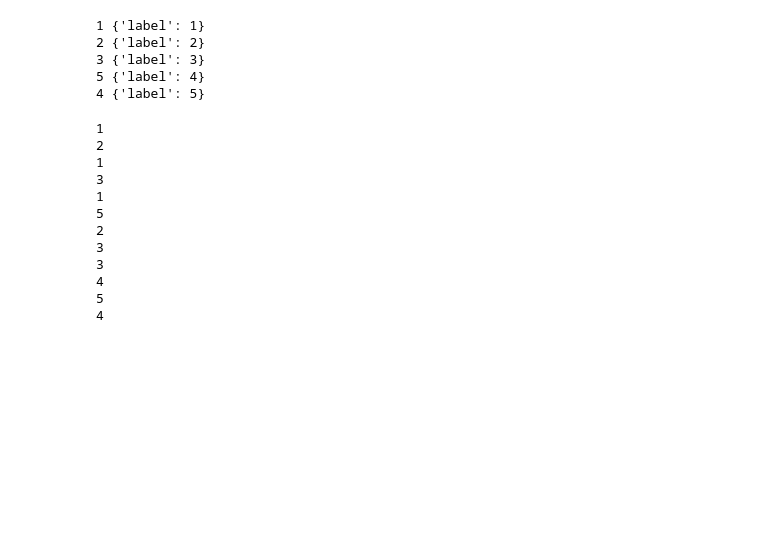
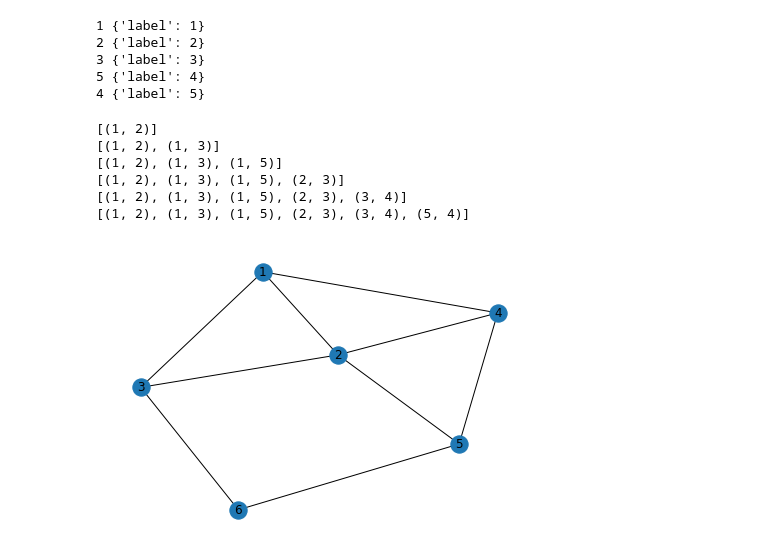
Before and after one commit to SijiJ/pytorch, a Jupyter notebook: node-to-edge.ipynb, the cells around one changed output. Saved outputs shown, nothing was run; the diff lists cells and outputs as text; code cells hidden in the pictures; blank space fills up the shorter version.

```diff
--- a/node-to-edge.ipynb
+++ b/node-to-edge.ipynb
@@ -61,25 +68,25 @@ for n,a in G.nodes(data=True):
 5 {'label': 4}
 4 {'label': 5}
 # %%
-#H = nx.Graph()
+H = nx.Graph()
 for u,v,a in G.edges(data=True):
   H.add_node(a['label'])
-for u,v in G.edges():
-  #H.add_node(a['label'])
+edges=[]
+for u,v,w in G.edges(data=True):
+  edges.append((u,v))
+  print(edges)
   for e in u,v:
-    print(e)
-    for u,v,a in G.edges(data=True):
-      if e in u,v:
+    for a,b,c in G.edges(data=True):
+      if (a,b) in edges:
+        continue
+      if e in (a,b):
+        H.add_edge(w['label'], c['label'])
+nx.draw(H, with_labels = True)
 # %% [output]
-1
-2
-1
-3
-1
-5
-2
-3
-3
-4
-5
-4
+[(1, 2)]
+[(1, 2), (1, 3)]
+[(1, 2), (1, 3), (1, 5)]
+[(1, 2), (1, 3), (1, 5), (2, 3)]
+[(1, 2), (1, 3), (1, 5), (2, 3), (3, 4)]
+[(1, 2), (1, 3), (1, 5), (2, 3), (3, 4), (5, 4)]
+[figure, added]
```
Also changed, not shown: parts of 2 cells of this notebook.
